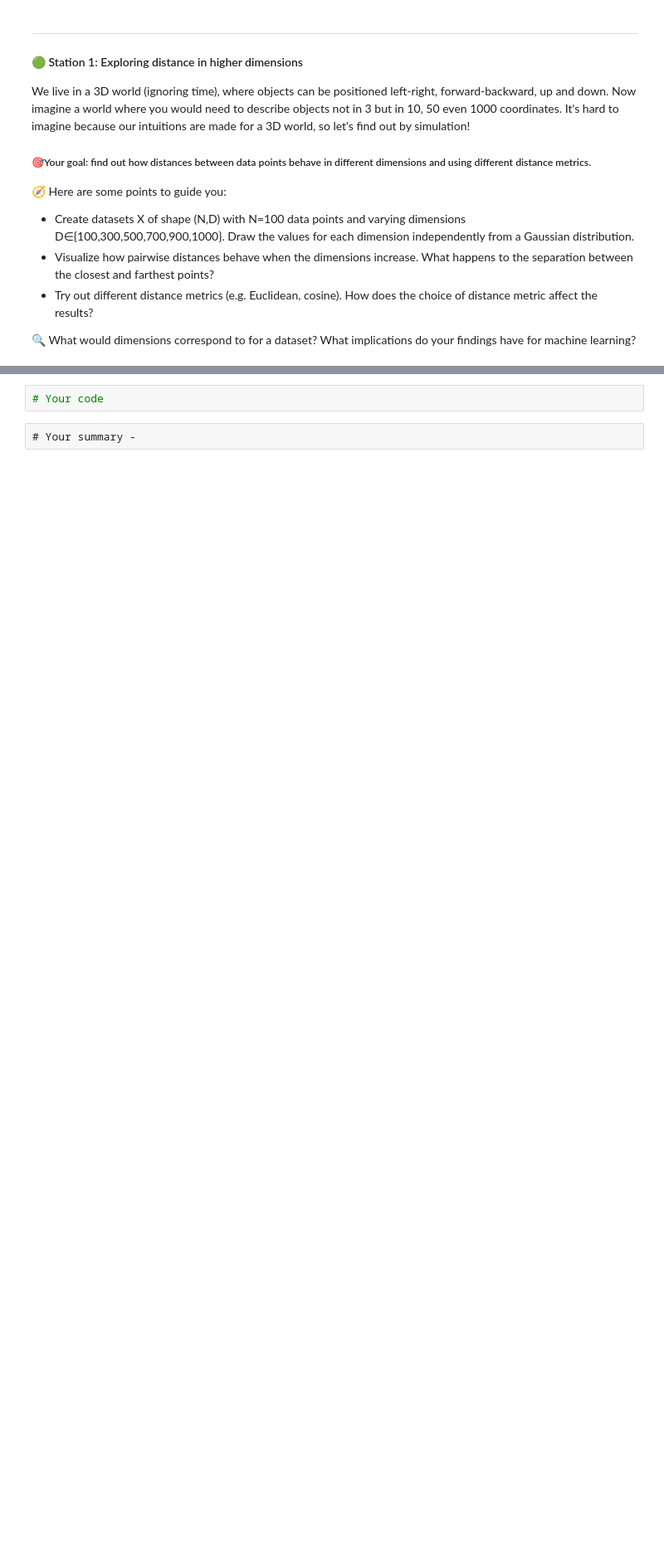
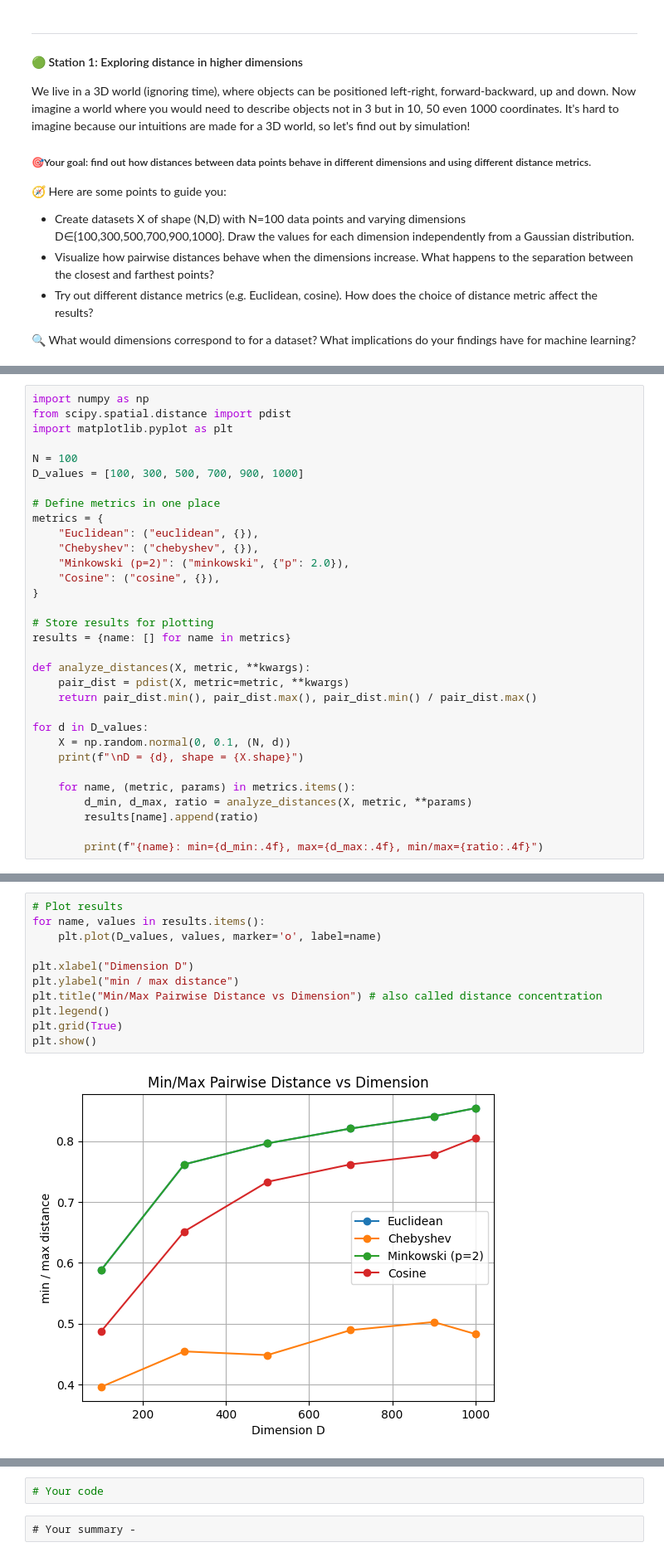
Before and after one commit to esthy13/BasketBall_ScoreBoard, a Jupyter notebook: 0_dimensions.ipynb, the cells around one changed output, grey strips where cells are left out. Shown at 83% size. Drawn from its saved outputs; the diff is of its cells as text; blank space fills up the shorter version.

```diff
--- a/0_dimensions.ipynb
+++ b/0_dimensions.ipynb
@@ -42,0 +29,32 @@ for d in D:
+# %%
+import numpy as np
+from scipy.spatial.distance import pdist
+import matplotlib.pyplot as plt
+
+N = 100
+D_values = [100, 300, 500, 700, 900, 1000]
+
+# Define metrics in one place
+metrics = {
+    "Euclidean": ("euclidean", {}),
+    "Chebyshev": ("chebyshev", {}),
+    "Minkowski (p=2)": ("minkowski", {"p": 2.0}),
+    "Cosine": ("cosine", {}),
+}
+
+# Store results for plotting
+results = {name: [] for name in metrics}
+
+def analyze_distances(X, metric, **kwargs):
+    pair_dist = pdist(X, metric=metric, **kwargs)
+    return pair_dist.min(), pair_dist.max(), pair_dist.min() / pair_dist.max()
+
+for d in D_values:
+    X = np.random.normal(0, 0.1, (N, d))
+    print(f"\nD = {d}, shape = {X.shape}")
+
+    for name, (metric, params) in metrics.items():
+        d_min, d_max, ratio = analyze_distances(X, metric, **params)
+        results[name].append(ratio)
+
+        print(f"{name}: min={d_min:.4f}, max={d_max:.4f}, min/max={ratio:.4f}")
@@ -42,0 +79,13 @@ for d in D:
+# %%
+# Plot results
+for name, values in results.items():
+    plt.plot(D_values, values, marker='o', label=name)
+
+plt.xlabel("Dimension D")
+plt.ylabel("min / max distance")
+plt.title("Min/Max Pairwise Distance vs Dimension") # also called distance concentration
+plt.legend()
+plt.grid(True)
+plt.show()
+# %% [output]
+[figure, added]
```
Also changed, not shown: parts of 9 cells of this notebook.
